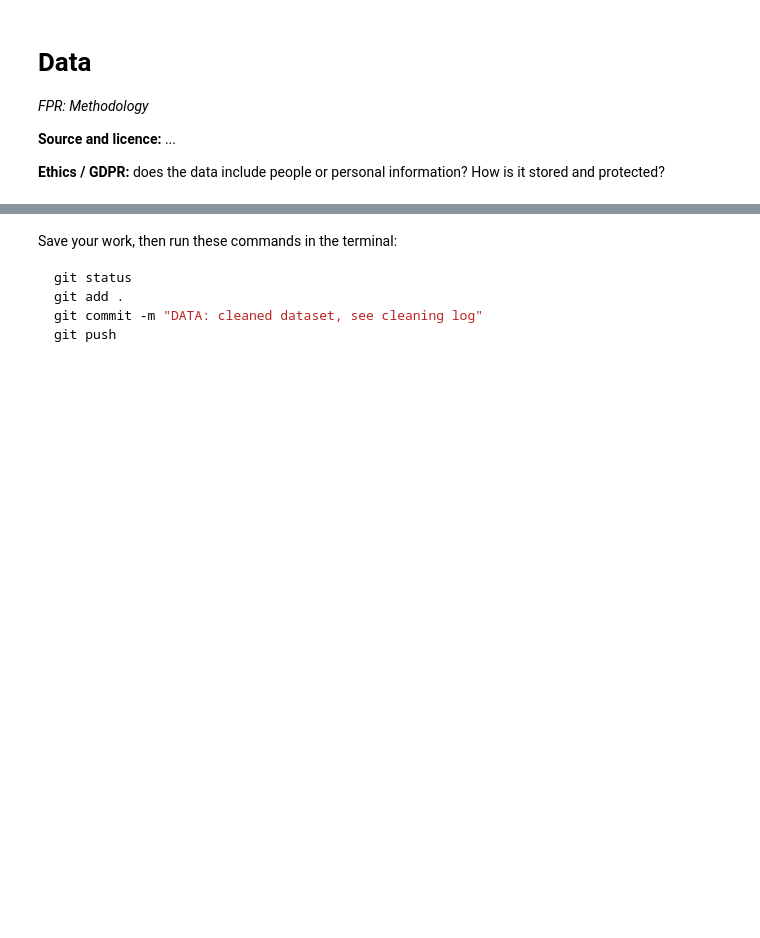
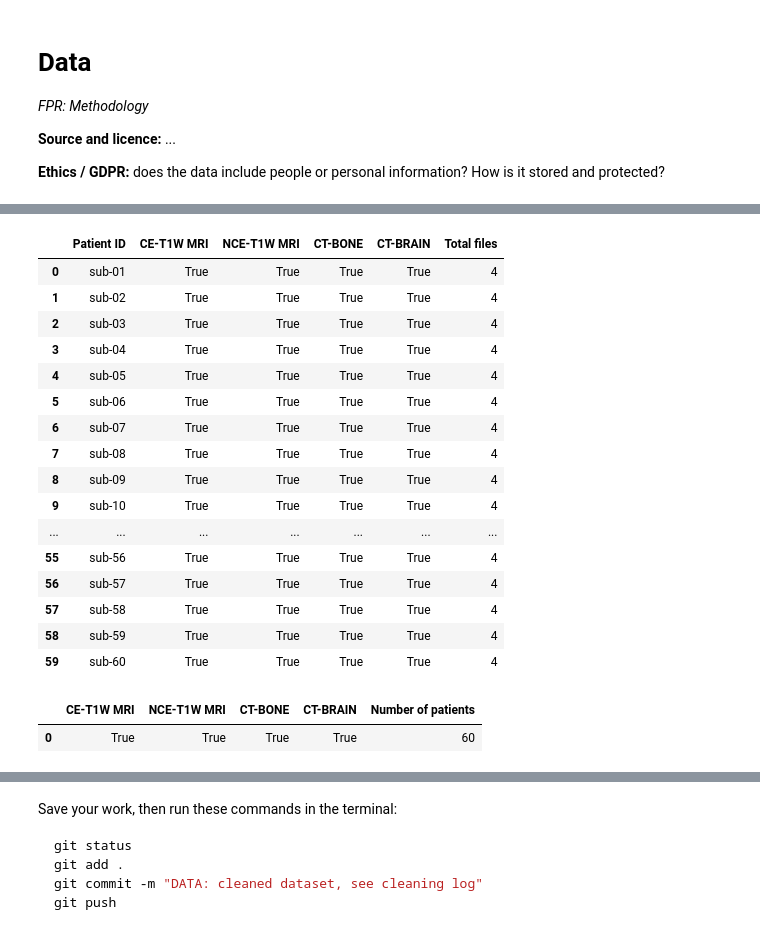
Before and after one commit to Niharika1003/msc-project-rayavarapu, a Jupyter notebook: MSC_final_project.ipynb, the cells around one changed output, grey strips where cells are left out. Drawn from its saved outputs; the diff is of its cells as text; code cells hidden in the pictures; blank space fills up the shorter version.

Commit message:
DATA: Complete initial dataset and image quality checks

```diff
--- a/MSC_final_project.ipynb
+++ b/MSC_final_project.ipynb
@@ -124,6 +124,12 @@ git push
 
 **Ethics / GDPR:** does the data include people or personal information? How is it stored and protected?
 # %%
-# load your data
-# df = pd.read_csv(DATA_DIR / "your_data.csv")
-# print(df.shape); display(df.head()); display(df.describe(include="all"))
+groups = {
+    "meningioma": r"C:\Users\nihar\Downloads\meningioma\meningioma",
+
+    "cerebrovascular disease": r"C:\Users\nihar\Downloads\cerebrovascular-disease\cerebrovascular-disease",
+
+    "vestibular schwannoma": r"C:\Users\nihar\Downloads\vestibular-schwannoma (1)\vestibular-schwannoma",
+
+    "pituitary tumor": r"C:\Users\nihar\Downloads\pituitary-tumor\pituitary-tumor"
+}
@@ -137,0 +320,52 @@ git push
+# %%
+pituitary_folder = Path(groups["pituitary tumor"])
+
+patient_summary = []
+
+for patient in sorted(p for p in pituitary_folder.iterdir() if p.is_dir()):
+
+    files = [
+        f.name for f in patient.rglob("*")
+        if f.is_file() and (
+            f.name.endswith(".nii") or
+            f.name.endswith(".nii.gz")
+        )
+    ]
+
+    patient_summary.append({
+        "Patient ID": patient.name,
+        "CE-T1W MRI": "CE-T1W.nii.gz" in files,
+        "NCE-T1W MRI": "NCE-T1W.nii.gz" in files,
+        "CT-BONE": "CT-BONE.nii.gz" in files,
+        "CT-BRAIN": "CT-BRAIN.nii.gz" in files,
+        "Total files": len(files)
+    })
+
+pituitary_summary = pd.DataFrame(patient_summary)
+
+display(pituitary_summary)
+display(
+    pituitary_summary.groupby(
+        ["CE-T1W MRI", "NCE-T1W MRI", "CT-BONE", "CT-BRAIN"]
+    ).size().reset_index(name="Number of patients")
+)
+# %% [output]
+|  | Patient ID | CE-T1W MRI | NCE-T1W MRI | CT-BONE | CT-BRAIN | Total files |
+| 0 | sub-01 | True | True | True | True | 4 |
+| 1 | sub-02 | True | True | True | True | 4 |
+| 2 | sub-03 | True | True | True | True | 4 |
+| 3 | sub-04 | True | True | True | True | 4 |
+| 4 | sub-05 | True | True | True | True | 4 |
+| 5 | sub-06 | True | True | True | True | 4 |
+| 6 | sub-07 | True | True | True | True | 4 |
+| 7 | sub-08 | True | True | True | True | 4 |
+| 8 | sub-09 | True | True | True | True | 4 |
+| 9 | sub-10 | True | True | True | True | 4 |
+| ... | ... | ... | ... | ... | ... | ... |
+| 55 | sub-56 | True | True | True | True | 4 |
+| 56 | sub-57 | True | True | True | True | 4 |
+| 57 | sub-58 | True | True | True | True | 4 |
+| 58 | sub-59 | True | True | True | True | 4 |
+| 59 | sub-60 | True | True | True | True | 4 |
+|  | CE-T1W MRI | NCE-T1W MRI | CT-BONE | CT-BRAIN | Number of patients |
+| 0 | True | True | True | True | 60 |
```
Also changed, not shown: parts of 16 cells of this notebook.
